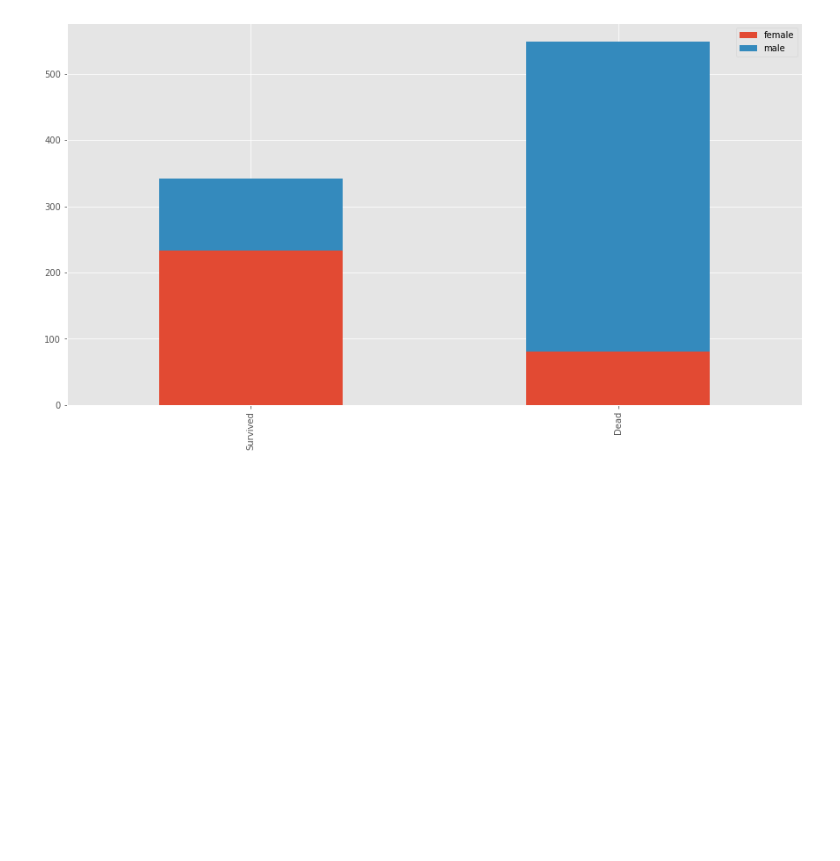
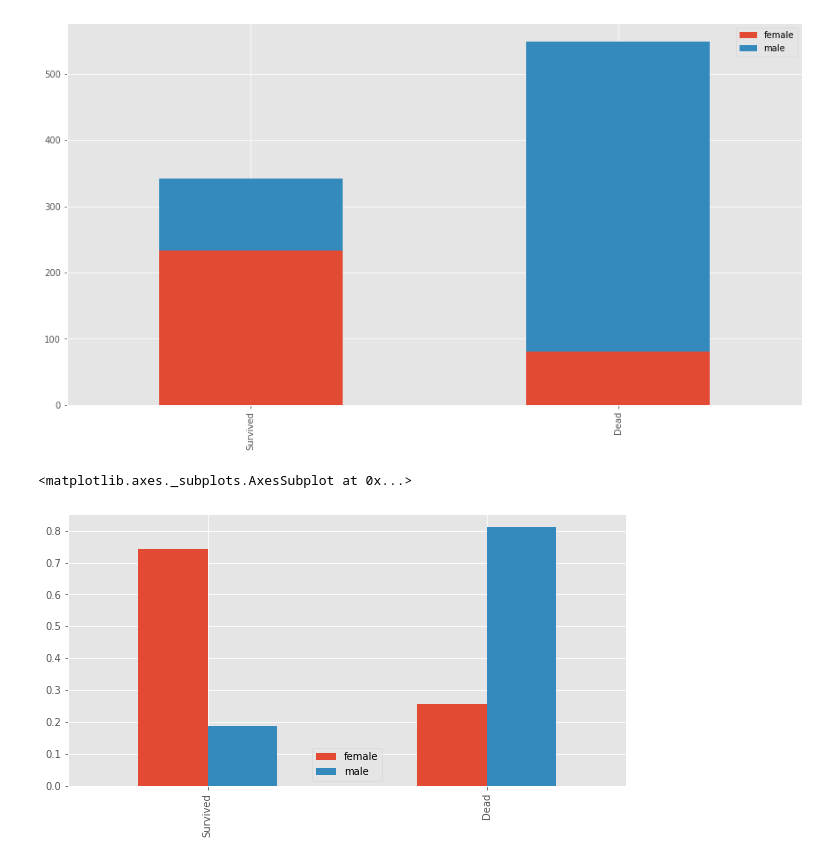
Before and after one commit to kuozheng10/FLASK_HEROKU, a Jupyter notebook: ML_titanic.ipynb, the cells around one changed output. Saved outputs shown, nothing was run; the diff lists cells and outputs as text; code cells hidden in the pictures; blank space fills up the shorter version.

```diff
--- a/ML_titanic.ipynb
+++ b/ML_titanic.ipynb
@@ -167,3 +171,13 @@ df.plot(kind='bar', stacked=True, figsize=(15,8))
 # %% [output]
 <matplotlib.axes._subplots.AxesSubplot at 0x...>
 [figure]
+# %%
+total_sex = train['Sex'].value_counts()
+p_survived_sex = train[train['Survived']==1]['Sex'].value_counts()/total_sex
+p_dead_sex = train[train['Survived']==0]['Sex'].value_counts()/total_sex
+df = pd.DataFrame([p_survived_sex,p_dead_sex])
+df.index = ['Survived','Dead']
+df.plot(kind='bar',stacked=False,figsize=(10,5))
+# %% [output]
+<matplotlib.axes._subplots.AxesSubplot at 0x...>
+[figure, added]
```
Also changed, not shown: parts of 5 cells of this notebook.
